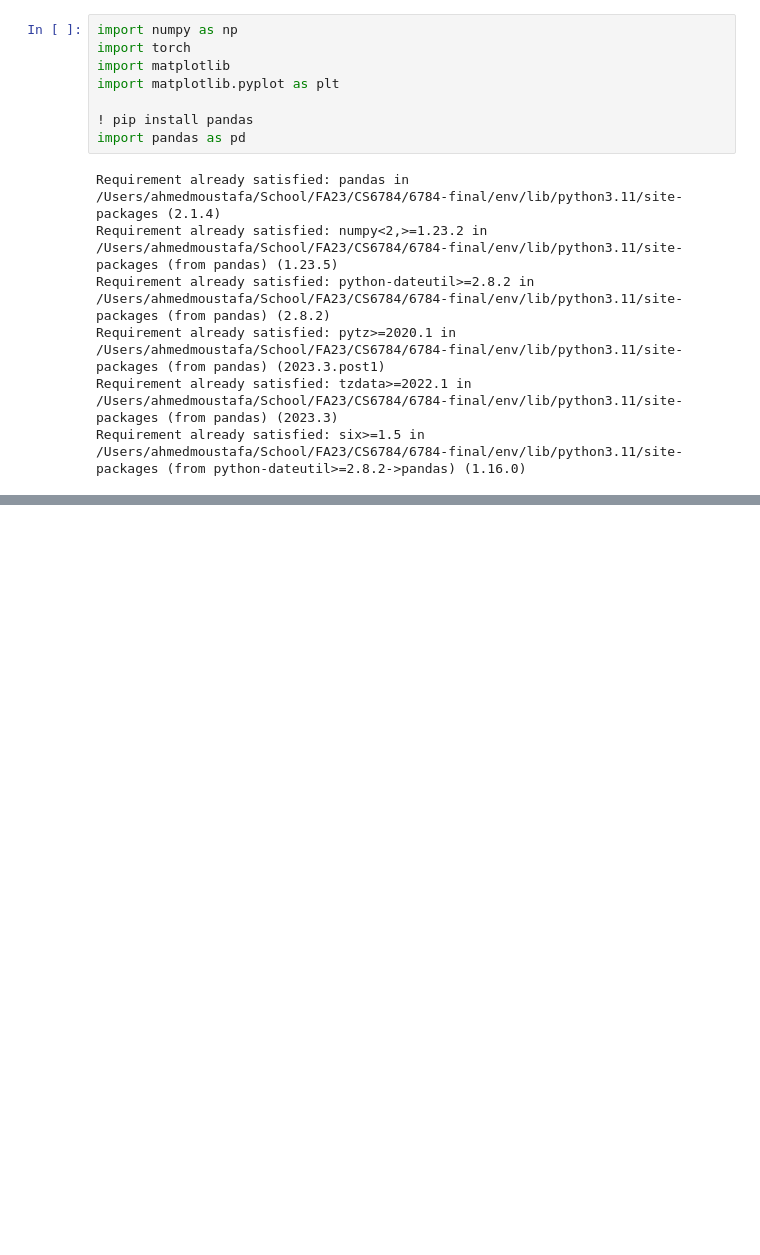
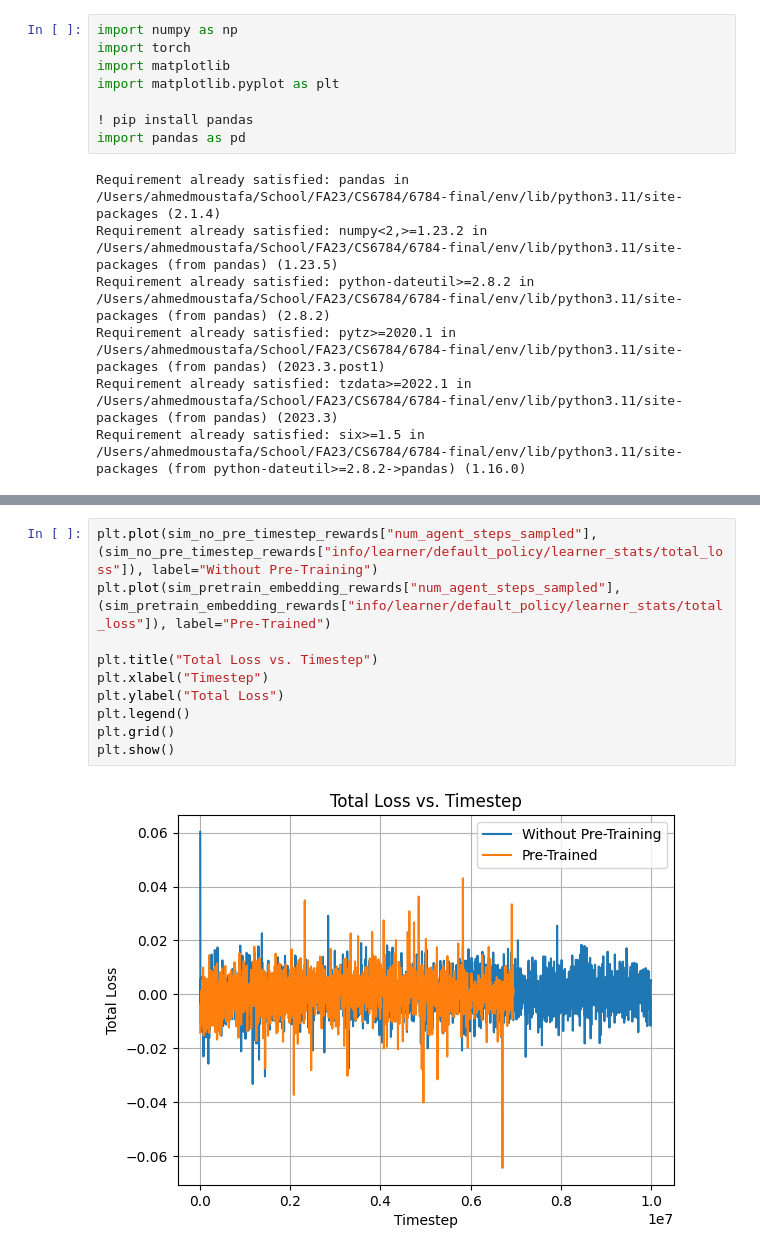
Before and after one commit to oliverjdlopez/6784-final, a Jupyter notebook: simulator/notebooks/datacenter_simulator.ipynb, the cells around one changed output, grey strips where cells are left out. Saved outputs shown, nothing was run; the diff lists cells and outputs as text; blank space fills up the shorter version.

```diff
--- a/simulator/notebooks/datacenter_simulator.ipynb
+++ b/simulator/notebooks/datacenter_simulator.ipynb
@@ -77,0 +102,12 @@ plt.show()
+# %%
+plt.plot(sim_no_pre_timestep_rewards["num_agent_steps_sampled"], (sim_no_pre_timestep_rewards["info/learner/default_policy/learner_stats/total_loss"]), label="Without Pre-Training")
+plt.plot(sim_pretrain_embedding_rewards["num_agent_steps_sampled"], (sim_pretrain_embedding_rewards["info/learner/default_policy/learner_stats/total_loss"]), label="Pre-Trained")
+
+plt.title("Total Loss vs. Timestep")
+plt.xlabel("Timestep")
+plt.ylabel("Total Loss")
+plt.legend()
+plt.grid()
+plt.show()
+# %% [output]
+[figure, added]
```
Also changed, not shown: parts of 5 cells of this notebook, 10 other files.
